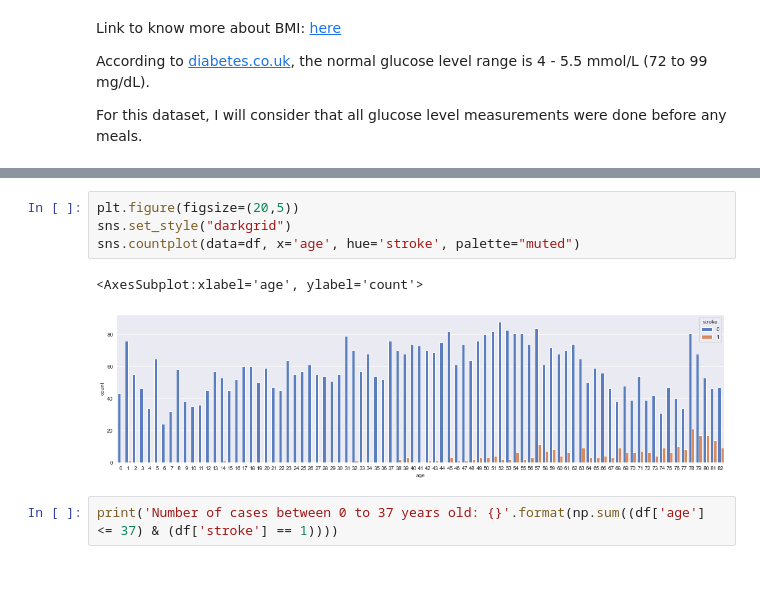
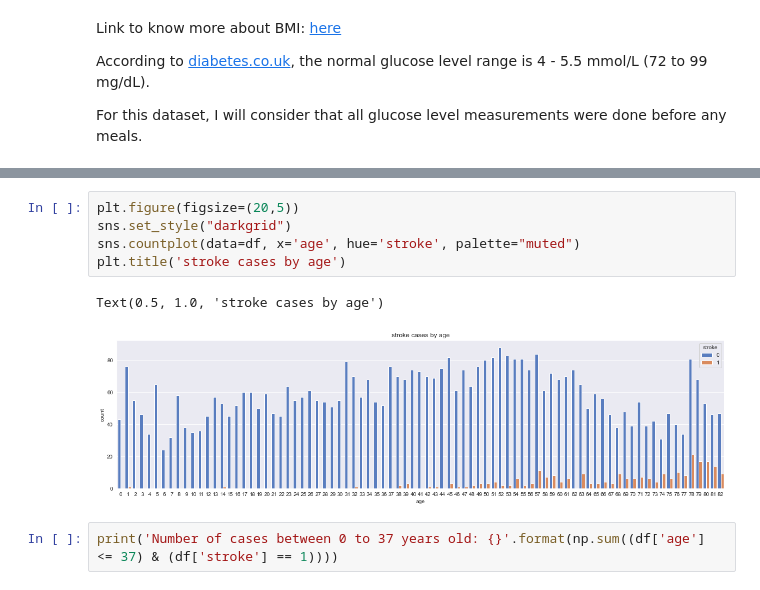
Before and after one commit to R-Kawabata/introduction_to_crisp_dm_using_stroke_data_set, a Jupyter notebook: introduction_to_crisp_dm_using_stroke_data_set.ipynb, the cells around one changed output, grey strips where cells are left out. Cells and saved outputs as stored; diff of their text form.

Commit message:
Update introduction_to_crisp_dm_using_stroke_data_set.ipynb
Few updates to notebook

```diff
--- a/introduction_to_crisp_dm_using_stroke_data_set.ipynb
+++ b/introduction_to_crisp_dm_using_stroke_data_set.ipynb
@@ -243,10 +244,11 @@ df.head()
 # %%
 plt.figure(figsize=(20,5))
 sns.set_style("darkgrid")
 sns.countplot(data=df, x='age', hue='stroke', palette="muted")
+plt.title('stroke cases by age')
 # %% [output]
-<AxesSubplot:xlabel='age', ylabel='count'>
+Text(0.5, 1.0, 'stroke cases by age')
-[figure, old version]
+[figure, new version]
 # %%
 print('Number of cases between 0 to 37 years old: {}'.format(np.sum((df['age'] <= 37) & (df['stroke'] == 1))))
 # %% [output]
```
Also changed, not shown: parts of 16 cells of this notebook.
